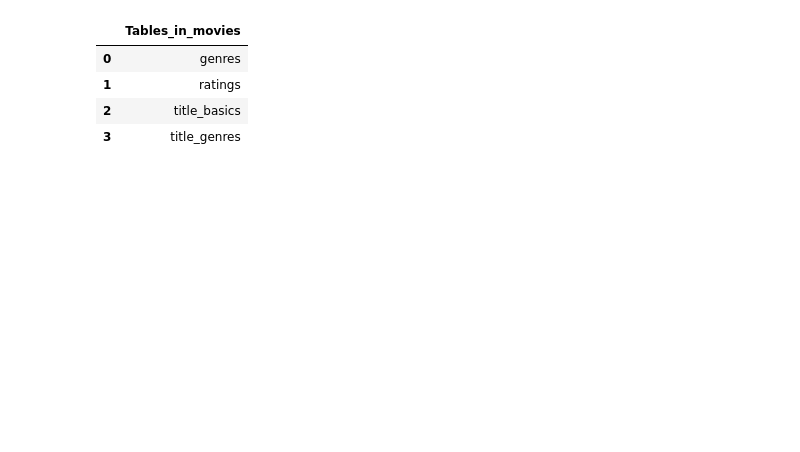
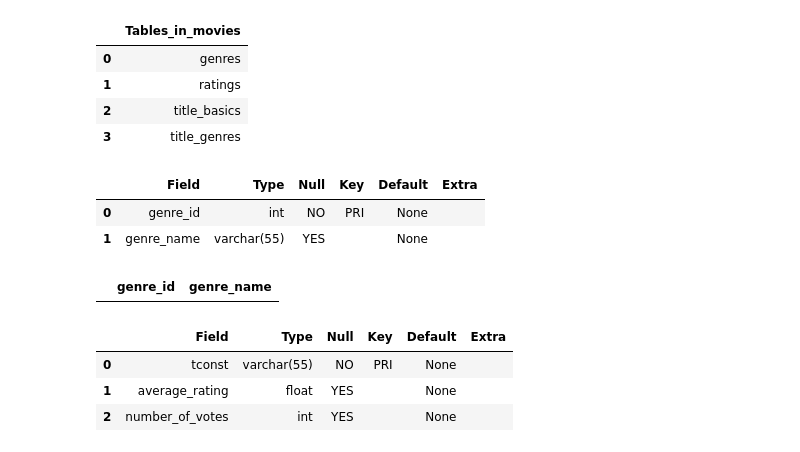
Before and after one commit to SpreeC/IMDB-Project, a Jupyter notebook: Part 2.ipynb, the cells around one changed output. Saved outputs shown, nothing was run; the diff lists cells and outputs as text; code cells hidden in the pictures; blank space fills up the shorter version.

```diff
--- a/Part 2.ipynb
+++ b/Part 2.ipynb
@@ -236,3 +257,25 @@ pd.read_sql(q,engine)
 | 1 | ratings |
 | 2 | title_basics |
 | 3 | title_genres |
+# %%
+q='''DESCRIBE genres'''
+pd.read_sql(q,engine)
+# %% [output]
+|  | Field | Type | Null | Key | Default | Extra |
+| 0 | genre_id | int | NO | PRI | None |  |
+| 1 | genre_name | varchar(55) | YES |  | None |  |
+# %%
+q='''SELECT *
+    FROM genres
+    LIMIT 5'''
+pd.read_sql(q,engine)
+# %% [output]
+|  | genre_id | genre_name |
+# %%
+q='''DESCRIBE ratings'''
+pd.read_sql(q,engine)
+# %% [output]
+|  | Field | Type | Null | Key | Default | Extra |
+| 0 | tconst | varchar(55) | NO | PRI | None |  |
+| 1 | average_rating | float | YES |  | None |  |
+| 2 | number_of_votes | int | YES |  | None |  |
```
Also changed, not shown: parts of 13 cells of this notebook.
